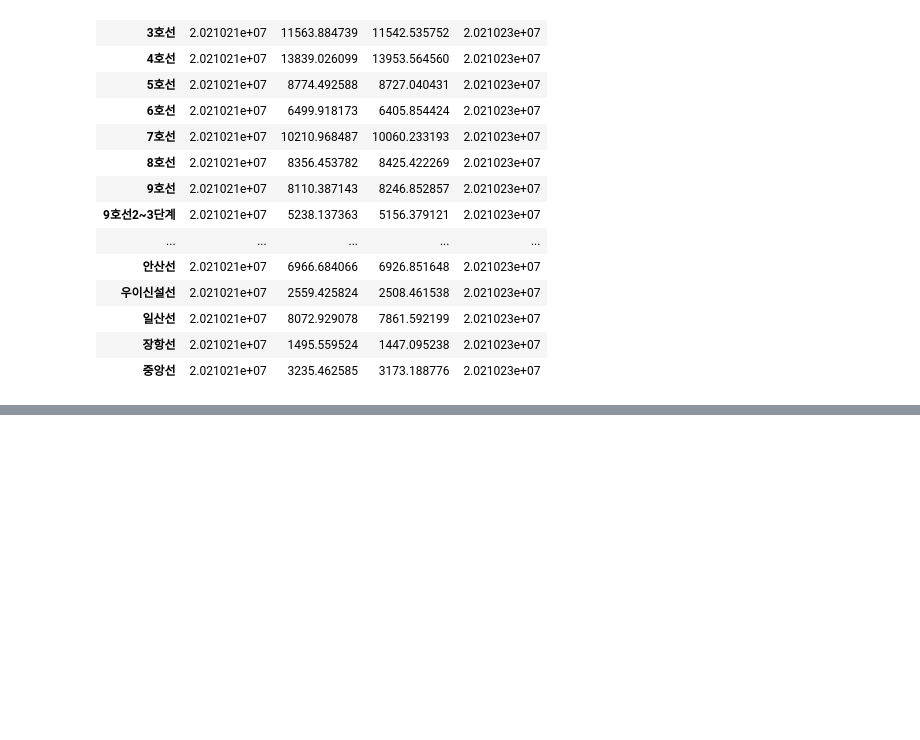
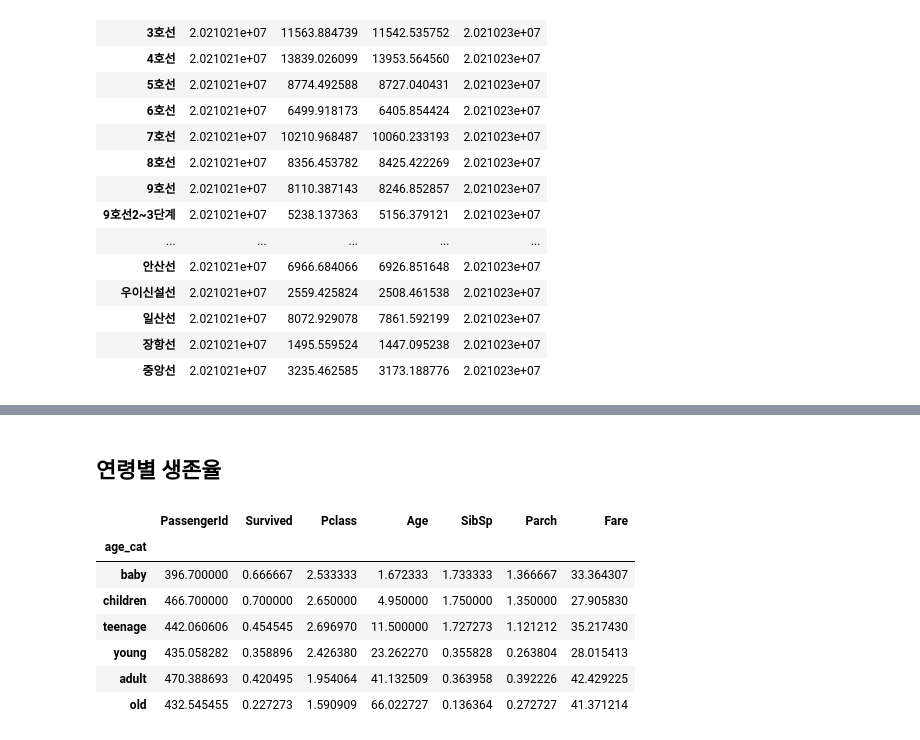
Before and after one commit to bhjin97/hipython_rep, a Jupyter notebook: 16. 데이터전처리2.ipynb, the cells around one changed output, grey strips where cells are left out. Drawn from its saved outputs; the diff is of its cells as text; code cells hidden in the pictures; blank space fills up the shorter version.

```diff
--- a/16. 데이터전처리2.ipynb
+++ b/16. 데이터전처리2.ipynb
@@ -760,0 +781,2 @@ mdf.groupby('노선명').mean(numeric_only=True)
+# %% [markdown]
+## 연령별 생존율
@@ -760,0 +785,11 @@ mdf.groupby('노선명').mean(numeric_only=True)
+# %%
+df.groupby('age_cat').mean(numeric_only=True)
+# %% [output]
+|  | PassengerId | Survived | Pclass | Age | SibSp | Parch | Fare |
+| age_cat |  |  |  |  |  |  |  |
+| baby | 396.700000 | 0.666667 | 2.533333 | 1.672333 | 1.733333 | 1.366667 | 33.364307 |
+| children | 466.700000 | 0.700000 | 2.650000 | 4.950000 | 1.750000 | 1.350000 | 27.905830 |
+| teenage | 442.060606 | 0.454545 | 2.696970 | 11.500000 | 1.727273 | 1.121212 | 35.217430 |
+| young | 435.058282 | 0.358896 | 2.426380 | 23.262270 | 0.355828 | 0.263804 | 28.015413 |
+| adult | 470.388693 | 0.420495 | 1.954064 | 41.132509 | 0.363958 | 0.392226 | 42.429225 |
+| old | 432.545455 | 0.227273 | 1.590909 | 66.022727 | 0.136364 | 0.272727 | 41.371214 |
```
Also changed, not shown: parts of 9 cells of this notebook, 1 other file.
